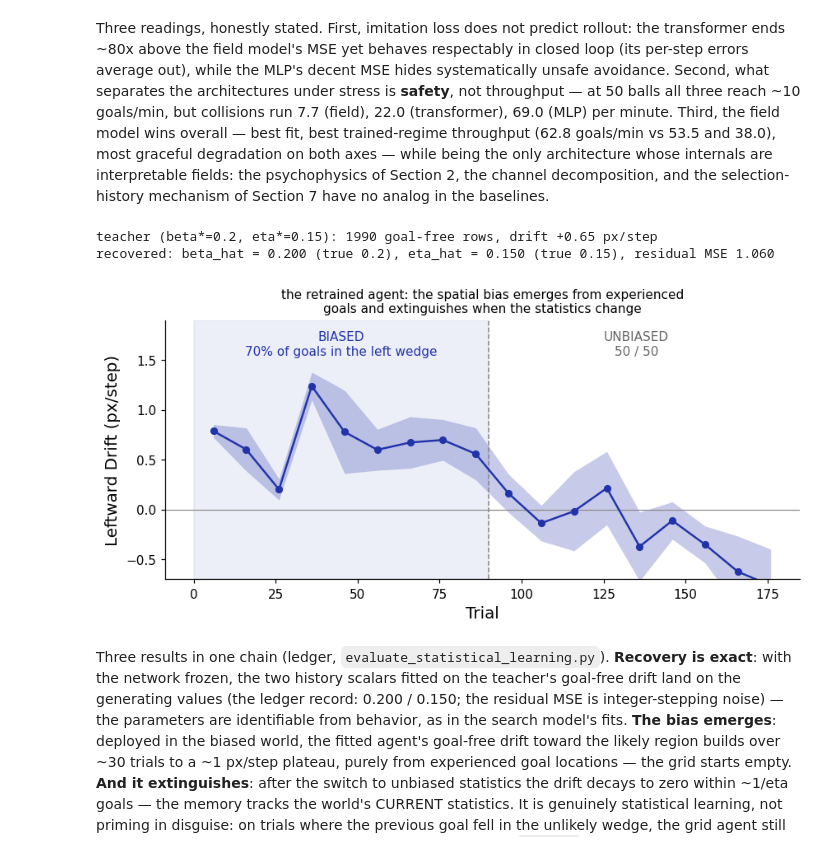
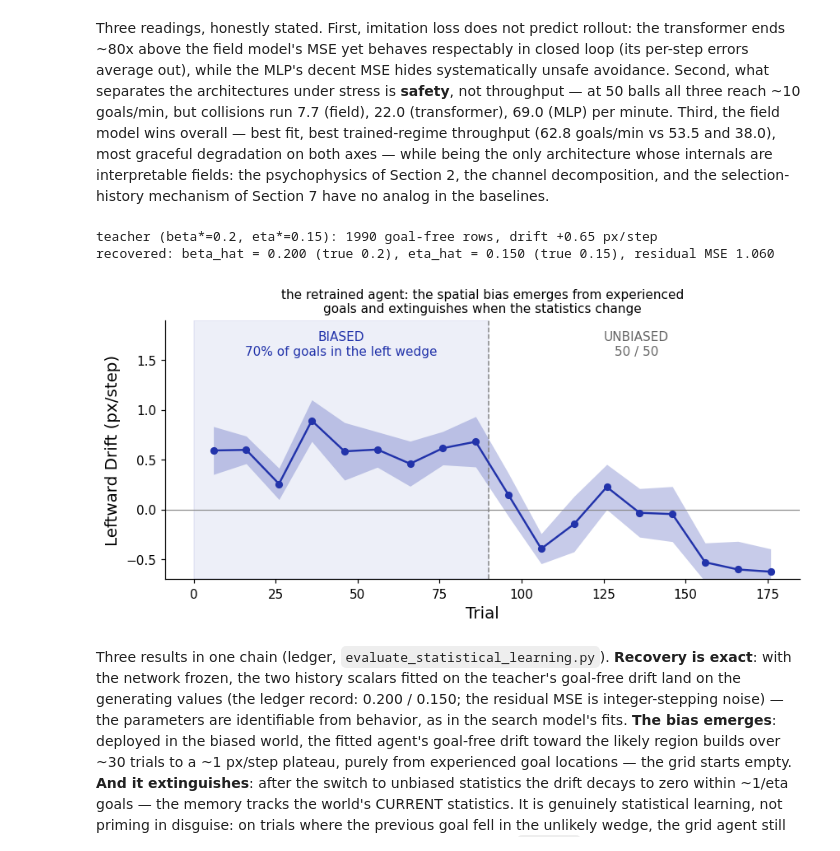
Before and after one commit to HanZhang-psych/Ego-Spatial-Sense, a Jupyter notebook: 2D-Escaping-Ball/tutorial_action_agent.ipynb, the cells around one changed output. Saved outputs shown, nothing was run; the diff lists cells and outputs as text; code cells hidden in the pictures.

Commit message:
Re-execute the Sec. 7 chain with 10 deploy seeds
Co-Authored-By: Claude Fable 5 <noreply@anthropic.com>

```diff
--- a/2D-Escaping-Ball/tutorial_action_agent.ipynb
+++ b/2D-Escaping-Ball/tutorial_action_agent.ipynb
@@ -565,7 +565,7 @@ print(f"recovered: beta_hat = {beta_hat:.3f} (true {BETA_STAR}), "
       f"eta_hat = {eta_hat:.3f} (true {ETA_STAR}), residual MSE {mse:.3f}")
 
 # 3. deploy the fitted student: bias on for 90 trials, then 50/50
-SWITCH, N_DEP, SEEDS = 90, 180, 6
+SWITCH, N_DEP, SEEDS = 90, 180, 10
 curves = []
 for i in range(SEEDS):
     _, _, drifts = play(model, beta_hat, eta_hat, seed=100 + i,
@@ -575,34 +575,34 @@ for i in range(SEEDS):
 BLOCK = 10
 xs, mean, sem = [], [], []
 for b0 in range(1, N_DEP, BLOCK):
     per_seed = [np.mean([c[t] for t in range(b0, min(b0 + BLOCK, N_DEP))
                          if not math.isnan(c[t])]) for c in curves]
     xs.append(b0 + BLOCK / 2)
     mean.append(np.mean(per_seed))
     sem.append(np.std(per_seed, ddof=1) / math.sqrt(SEEDS))
 mean, sem = np.array(mean), np.array(sem)
 
 fig, ax = plt.subplots(figsize=(8, 4))
 ax.axvspan(0, SWITCH, color=C_ES2, alpha=0.08)
 ax.axvline(SWITCH, color=C_GRAY, lw=1, ls="--")
 ax.axhline(0, color=C_GRAY, lw=0.8)
 ax.fill_between(xs, mean - sem, mean + sem, color=C_ES2, alpha=0.25, lw=0)
 ax.plot(xs, mean, "o-", color=C_ES2, ms=5)
 ax.text(SWITCH / 2, 1.55, "BIASED\n70% of goals in the left wedge",
         ha="center", fontsize=10, color=C_ES2)
 ax.text((SWITCH + N_DEP) / 2, 1.55, "UNBIASED\n50 / 50", ha="center",
         fontsize=10, color="#666666")
 ax.set_xlabel("Trial", fontsize=13)
 ax.set_ylabel("Leftward Drift (px/step)", fontsize=13)
 ax.set_ylim(-0.7, 1.9)
 ax.set_title("the retrained agent: the spatial bias emerges from experienced\n"
              "goals and extinguishes when the statistics change", fontsize=10)
 plt.tight_layout()
 plt.show()
 # %% [output]
 teacher (beta*=0.2, eta*=0.15): 1990 goal-free rows, drift +0.65 px/step
 recovered: beta_hat = 0.200 (true 0.2), eta_hat = 0.150 (true 0.15), residual MSE 1.060
-[figure, old version]
+[figure, new version]
 # %% [markdown]
 Three results in one chain (ledger, `evaluate_statistical_learning.py`).
 **Recovery is exact**: with the network frozen, the two history scalars
```
